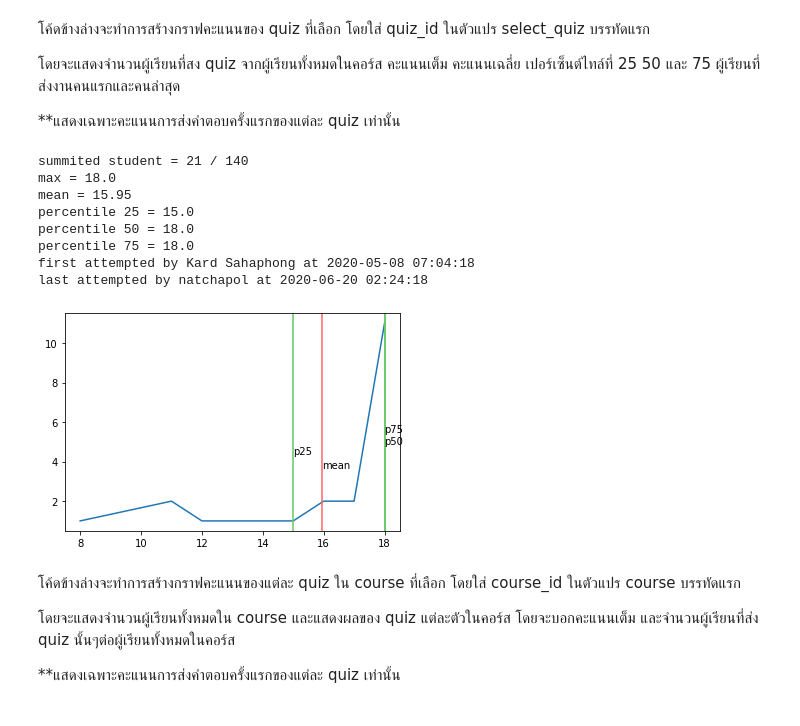
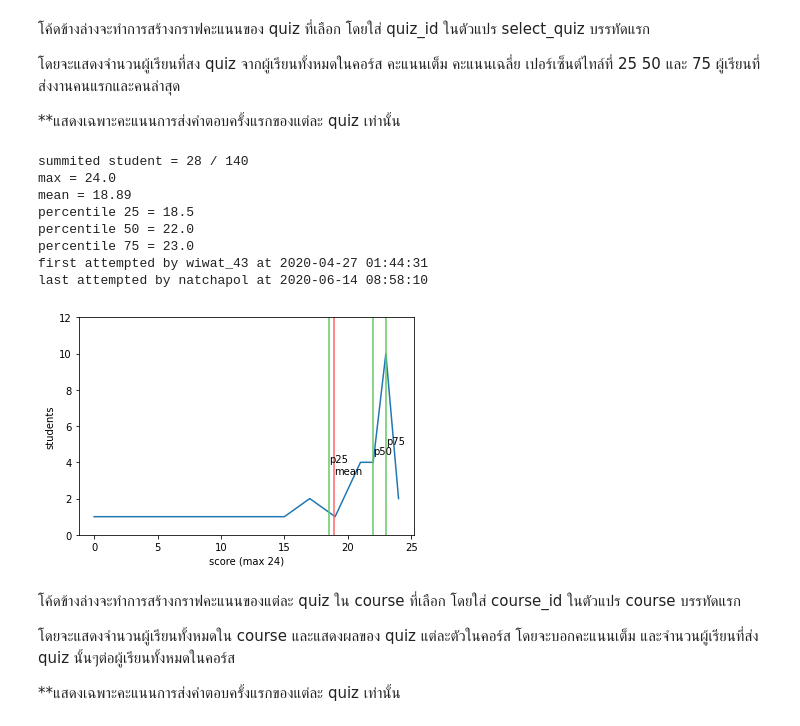
Before and after one commit to phumnoi1/get_code_graph, a Jupyter notebook: get_code_graph.ipynb, the cells around one changed output. Saved outputs shown, nothing was run; the diff lists cells and outputs as text; code cells hidden in the pictures.

```diff
--- a/get_code_graph.ipynb
+++ b/get_code_graph.ipynb
@@ -60,50 +78,74 @@ course_quiz.drop_duplicates( keep = 'first' ,inplace = True)
 
 **แสดงเฉพาะคะแนนการส่งคำตอบครั้งแรกของแต่ละ quiz เท่านั้น
 # %%
-select_quiz = 9854
-quiz_table = first_attempt[first_attempt['quiz_id'] ==select_quiz ]
+select_quiz = 9561
+quiz_table = first_attempt[first_attempt['quiz_id'] == select_quiz ]
 quiz_table = quiz_table.reset_index(drop = True)
 quiz_table = quiz_table[['attempt_id' , 'user_id' , 'total_marks' , 'earned_marks' , 'attempt_ended_at']]
-quiz_table = quiz_table.dropna()
+quiz_table = quiz_table.dropna().reset_index()
+#print(quiz_table)
+f = quiz_table['user_id']
+a = list(quiz_table['earned_marks'])
+
+asd = list(quiz_table['user_id'])
+sd = []
+#print(len(a))
+#print(len(asd))
+#print(asd)
+for i in asd:
+    if i in a:
+        sd.append(i)
+    #else:
+        #print(str(i) + ' not in course')
+#print(len(sd))
+
+for i in sd:
+    quiz_table = quiz_table[quiz_table['user_id'] != i]
+
+quiz_table = quiz_table.reset_index()
 #print(quiz_table)
 a = list(quiz_table['earned_marks'])
+#print(a)
 max_s = course_mem_num[course_quiz[course_quiz['quiz_id'] == select_quiz].iloc[0]['course_id']]
 print('summited student = ' + str(len(a)) + ' / ' + str(max_s))
 max = quiz_table['total_marks'].max()
 print('max = '+str(max))
 mean = round(sum(a) / len(a),2)
 print('mean = ' + str(mean))
 b25 = np.percentile(a,25)
 b50 = np.percentile(a,50)
 b75 = np.percentile(a,75)
 print('percentile 25 = '+str(b25))
 print('percentile 50 = '+str(b50))
 print('percentile 75 = '+str(b75))
 print('first attempted by ' + user[user['ID'] == quiz_table.iloc[0]['user_id']].iloc[0]['display_name'] + ' at '+str(quiz_table.iloc[0]['attempt_ended_at']))
 print('last attempted by ' + user[user['ID'] == quiz_table.iloc[-1]['user_id']].iloc[0]['display_name'] + ' at '+str(quiz_table.iloc[-1]['attempt_ended_at']))
 vc = quiz_table['earned_marks'].value_counts()
 vc = vc.sort_index()
 #print(vc)
 plt.plot(vc)
 plt.axvline(mean, ymin = 0 , ymax = 1 , c=(255/255, 100/255, 100/255), alpha=1)
 plt.text(mean, vc.max() / 3, 'mean')
 plt.axvline(b50, ymin = 0 , ymax = 1 , c=(100/255, 200/255, 100/255), alpha=1)
 plt.text(b50, vc.max() / 2.25, 'p50')
 plt.axvline(b25, ymin = 0 , ymax = 1 , c=(100/255, 200/255, 100/255), alpha=1)
 plt.text(b25, vc.max() / 2.5, 'p25')
 plt.axvline(b75, ymin = 0 , ymax = 1 , c=(100/255, 200/255, 100/255), alpha=1)
 plt.text(b75, vc.max() / 2, 'p75')
+plt.xlabel('score (max '+str(int(max)) + ')')
+plt.ylabel('students')
+plt.ylim(0,vc.max()+2)
 plt.show()
 # %% [output]
-summited student = 21 / 140
-max = 18.0
-mean = 15.95
-percentile 25 = 15.0
-percentile 50 = 18.0
-percentile 75 = 18.0
-first attempted by Kard Sahaphong at 2020-05-08 07:04:18
-last attempted by natchapol at 2020-06-20 02:24:18
+summited student = 28 / 140
+max = 24.0
+mean = 18.89
+percentile 25 = 18.5
+percentile 50 = 22.0
+percentile 75 = 23.0
+first attempted by wiwat_43 at 2020-04-27 01:44:31
+last attempted by natchapol at 2020-06-14 08:58:10
-[figure, old version]
+[figure, new version]
 # %% [markdown]
 โค้ดข้างล่างจะทำการสร้างกราฟคะแนนของแต่ละ quiz ใน course ที่เลือก โดยใส่ course_id ในตัวแปร course บรรทัดแรก
 
```
Also changed, not shown: parts of 11 cells of this notebook.
